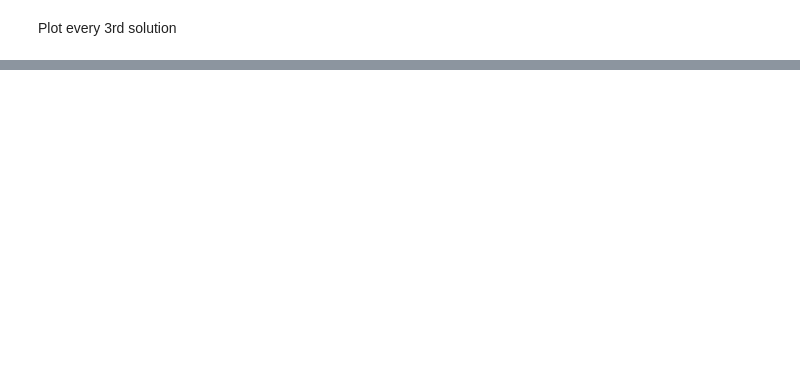
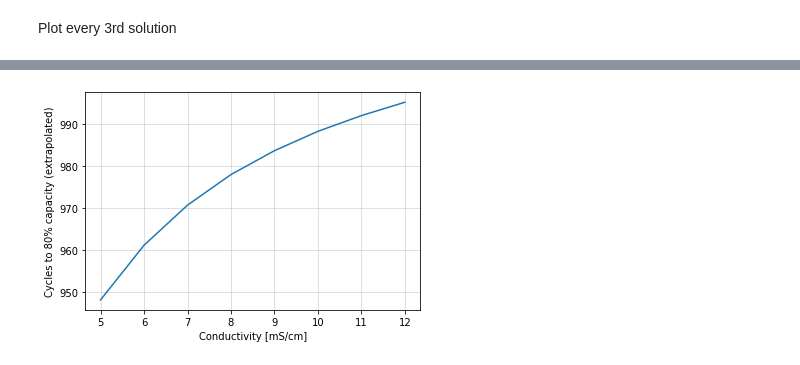
Before and after one commit to tinosulzer/integrate-electrolyte, a Jupyter notebook: conductivity.ipynb, the cells around one changed output, grey strips where cells are left out. Cells and saved outputs as stored; diff of their text form; code cells hidden in the pictures; blank space fills up the shorter version.

```diff
--- a/conductivity.ipynb
+++ b/conductivity.ipynb
@@ -78,0 +121,10 @@ ax.grid(alpha=0.5)
+# %%
+# End of life when 20% of initial capacity is lost
+cycle_life = 0.2*C_init / C_loss
+fig, ax = plt.subplots()
+ax.plot(sigmas, cycle_life)
+ax.set_xlabel("Conductivity [mS/cm]")
+ax.set_ylabel("Cycles to 80% capacity (extrapolated)")
+ax.grid(alpha=0.5)
+# %% [output]
+[figure, added]
```
Also changed, not shown: parts of 10 cells of this notebook.
